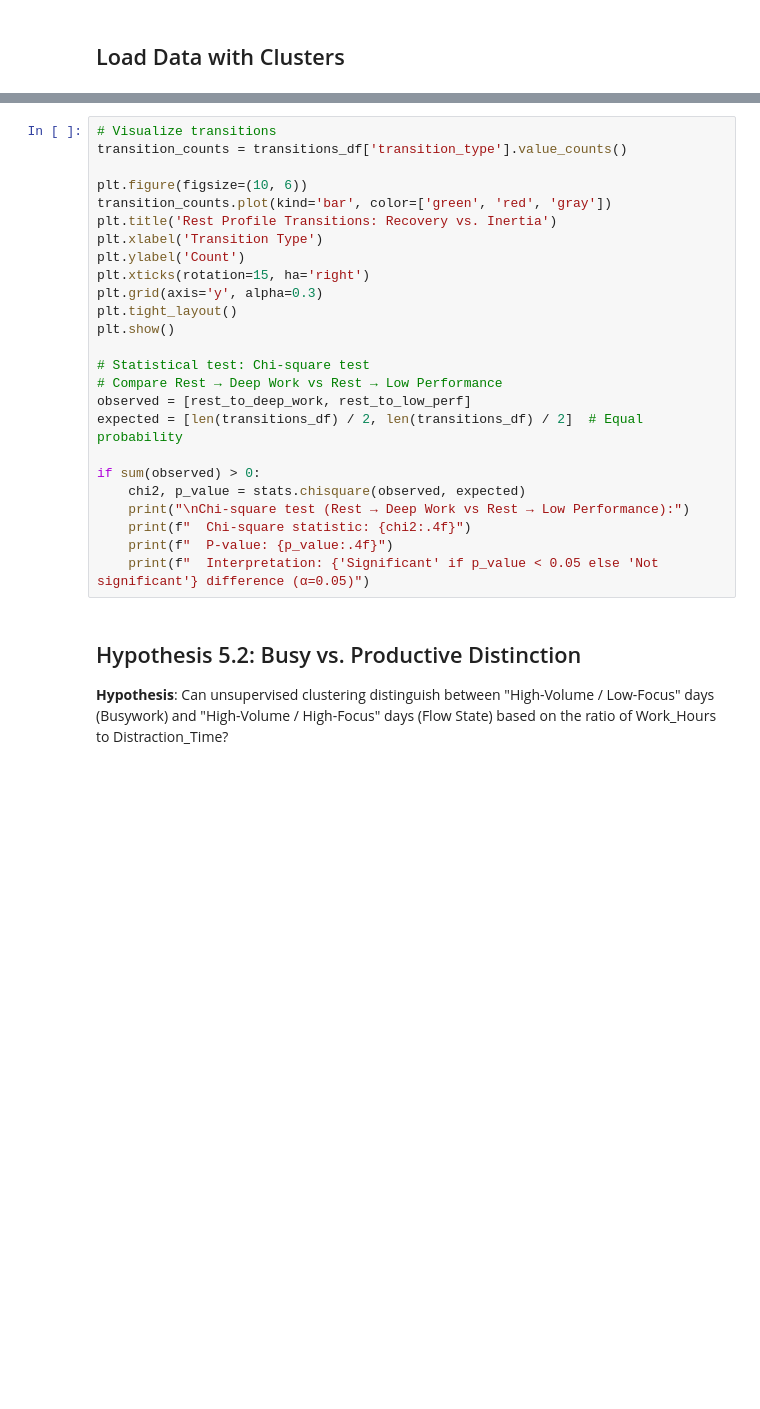
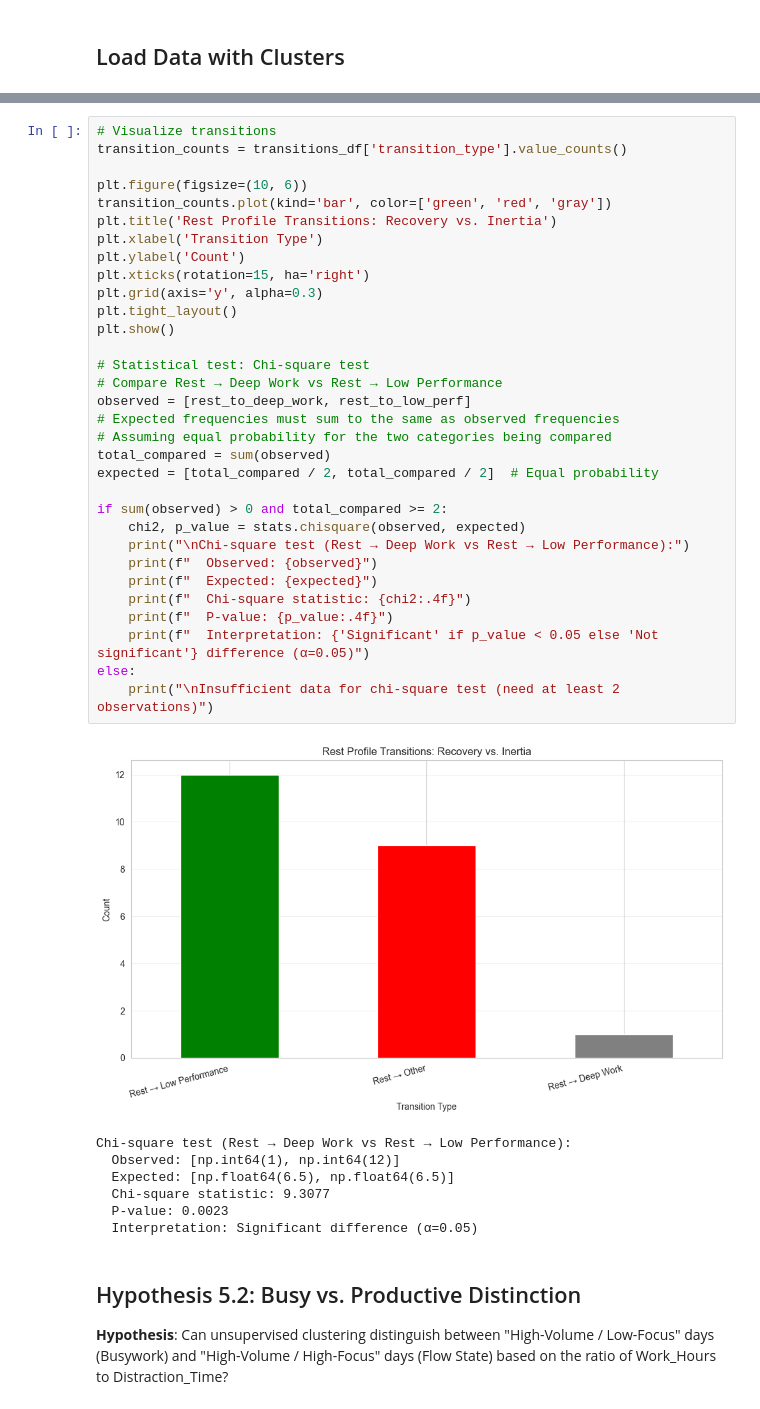
Before and after one commit to badong0/DataScience_Final_Project, a Jupyter notebook: 3hypothesis_testing.ipynb, the cells around one changed output, grey strips where cells are left out. Drawn from its saved outputs; the diff is of its cells as text; blank space fills up the shorter version.

```diff
--- a/3hypothesis_testing.ipynb
+++ b/3hypothesis_testing.ipynb
@@ -91,28 +112,43 @@ if len(transitions_df) > 0:
 # %%
 # Visualize transitions
 transition_counts = transitions_df['transition_type'].value_counts()
 
 plt.figure(figsize=(10, 6))
 transition_counts.plot(kind='bar', color=['green', 'red', 'gray'])
 plt.title('Rest Profile Transitions: Recovery vs. Inertia')
 plt.xlabel('Transition Type')
 plt.ylabel('Count')
 plt.xticks(rotation=15, ha='right')
 plt.grid(axis='y', alpha=0.3)
 plt.tight_layout()
 plt.show()
 
 # Statistical test: Chi-square test
 # Compare Rest → Deep Work vs Rest → Low Performance
 observed = [rest_to_deep_work, rest_to_low_perf]
-expected = [len(transitions_df) / 2, len(transitions_df) / 2]  # Equal probability
+# Expected frequencies must sum to the same as observed frequencies
+# Assuming equal probability for the two categories being compared
+total_compared = sum(observed)
+expected = [total_compared / 2, total_compared / 2]  # Equal probability
 
-if sum(observed) > 0:
+if sum(observed) > 0 and total_compared >= 2:
     chi2, p_value = stats.chisquare(observed, expected)
     print("\nChi-square test (Rest → Deep Work vs Rest → Low Performance):")
+    print(f"  Observed: {observed}")
+    print(f"  Expected: {expected}")
     print(f"  Chi-square statistic: {chi2:.4f}")
     print(f"  P-value: {p_value:.4f}")
     print(f"  Interpretation: {'Significant' if p_value < 0.05 else 'Not significant'} difference (α=0.05)")
+else:
+    print("\nInsufficient data for chi-square test (need at least 2 observations)")
+# %% [output]
+[figure, added]
+Chi-square test (Rest → Deep Work vs Rest → Low Performance):
+  Observed: [np.int64(1), np.int64(12)]
+  Expected: [np.float64(6.5), np.float64(6.5)]
+  Chi-square statistic: 9.3077
+  P-value: 0.0023
+  Interpretation: Significant difference (α=0.05)
 # %% [markdown]
 ## Hypothesis 5.2: Busy vs. Productive Distinction
 
```
Also changed, not shown: parts of 12 cells of this notebook, 14 other files.
